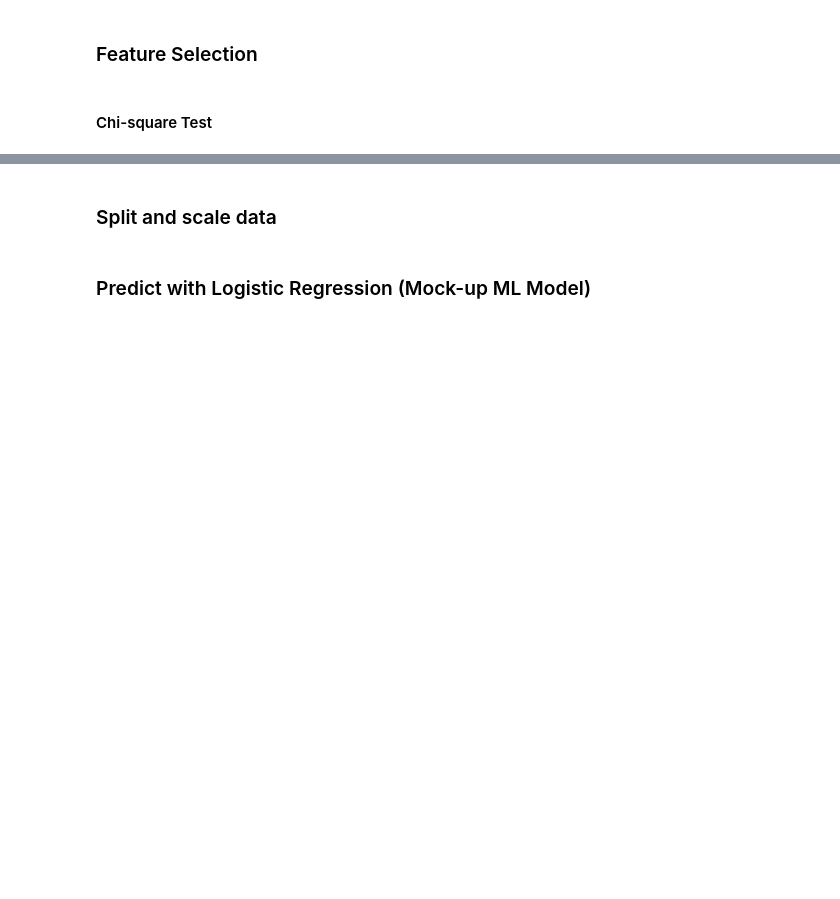
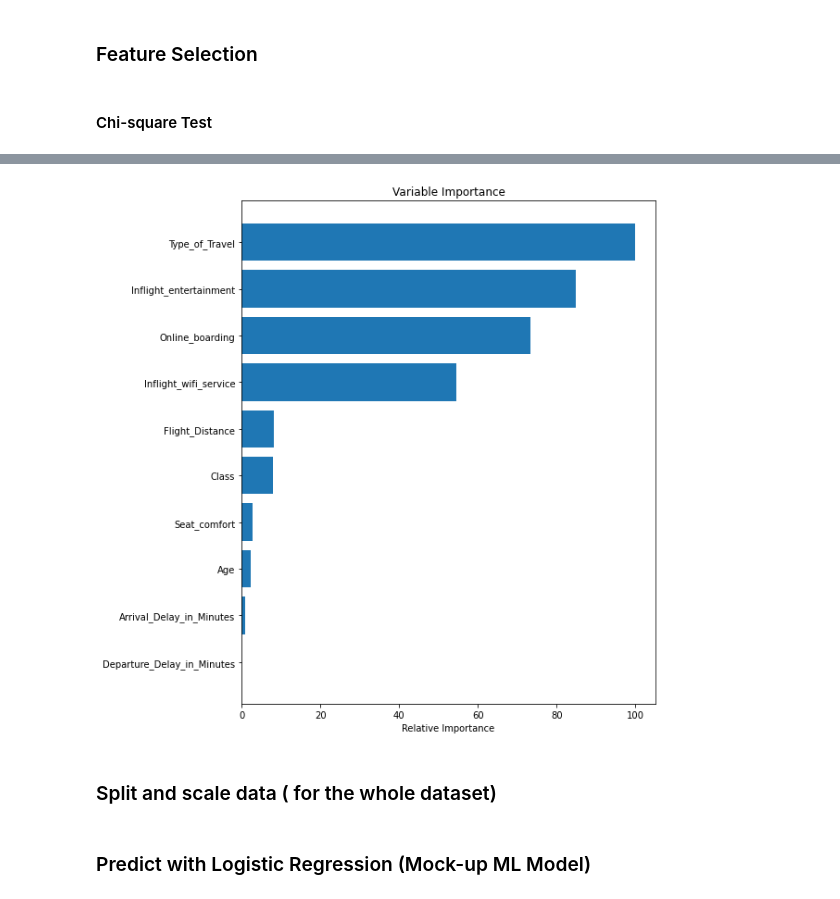
Before and after one commit to speplinski3/G3_Santander_Customer_Satisfaction, a Jupyter notebook: Airline_Customer_Satisfaction_ML_Wuyang.ipynb, the cells around one changed output, grey strips where cells are left out. Cells and saved outputs as stored; diff of their text form; code cells hidden in the pictures; blank space fills up the shorter version.

```diff
--- a/Airline_Customer_Satisfaction_ML_Wuyang.ipynb
+++ b/Airline_Customer_Satisfaction_ML_Wuyang.ipynb
@@ -476,0 +507,11 @@ Index(['Age', 'Type_of_Travel', 'Flight_Distance', 'Online_boarding',
+# %%
+# Define the learning rates
+learning_rates=[0.05, 0.1, 0.25, 0.5, 0.75, 1]
+
+for learning_rate in learning_rates:
+    classifierGB=GradientBoostingClassifier(n_estimators=20,
+                learning_rate=learning_rate,
+                max_features=5,
+                max_depth=3,
+                random_state=0)
+    classifierGB.fit(X1_train_scaled, y1_train)
@@ -477,5 +533,21 @@ Index(['Age', 'Type_of_Travel', 'Flight_Distance', 'Online_boarding',
+# %%
+# Plot feature importance https://scikit-learn.org/stable/modules/generated/sklearn.svm.SVR.html#sklearn.svm.SVR
+feature_importance1 = classifierGB.feature_importances_
+# make importances relative to max importance
+feature_importance1 = 100.0 * (feature_importance1 / feature_importance1.max())
+sorted_idx = np.argsort(feature_importance1)
+pos = np.arange(sorted_idx.shape[0]) + .5
+# plt.subplot(1, 2, 2)
+plt.figure(figsize=(8, 10))
+plt.barh(pos, feature_importance1[sorted_idx], align='center')
+plt.yticks(pos, X1_train.keys()[sorted_idx])
+plt.xlabel('Relative Importance')
+plt.title('Variable Importance')
+plt.show()
+# %% [output]
+[figure, added]
 # %% [markdown]
-### Split and scale data
+### Split and scale data ( for the whole dataset)
 # %%
 # Split data into features and target arrays
 X = Customer_Satisfaction_df.drop(['satisfaction'], axis=1)
```
Also changed, not shown: parts of 44 cells of this notebook.
